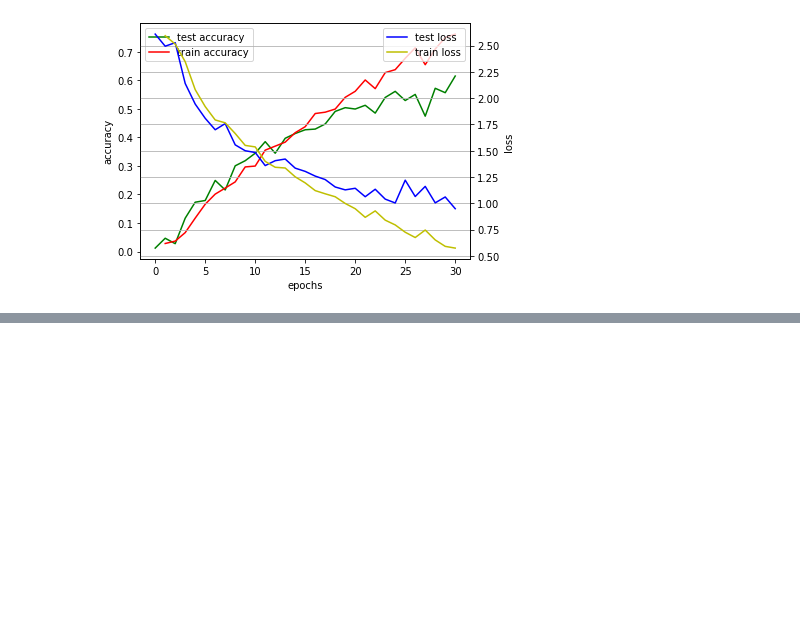
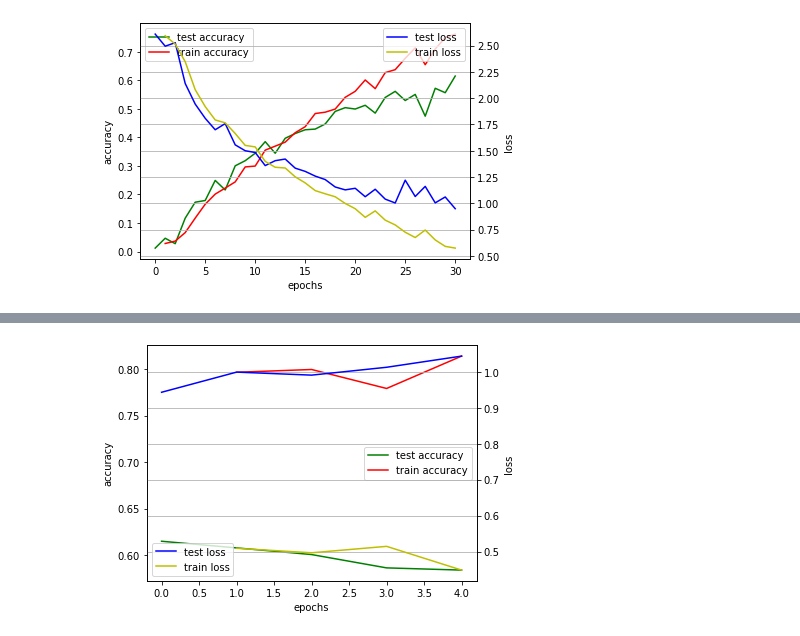
Before and after one commit to 1337Eddy/PruningBirdNet, a Jupyter notebook: visualizations.ipynb, the cells around one changed output, grey strips where cells are left out. Saved outputs shown, nothing was run; the diff lists cells and outputs as text; code cells hidden in the pictures; blank space fills up the shorter version.

```diff
--- a/visualizations.ipynb
+++ b/visualizations.ipynb
@@ -184,0 +191,4 @@ Korrelationskoeffizient scaling factor - Durschnitt bn layer 2: 0.49079089086014
+# %%
+plot_graphs("models/birdnet/pruned/no_padd_00channel_30blockbirdnet_final.pt", "images/train_no_padd_00channel_30blockbirdnet")
+# %% [output]
+[figure, added]
```
Also changed, not shown: parts of 47 cells of this notebook, 2 other files.
